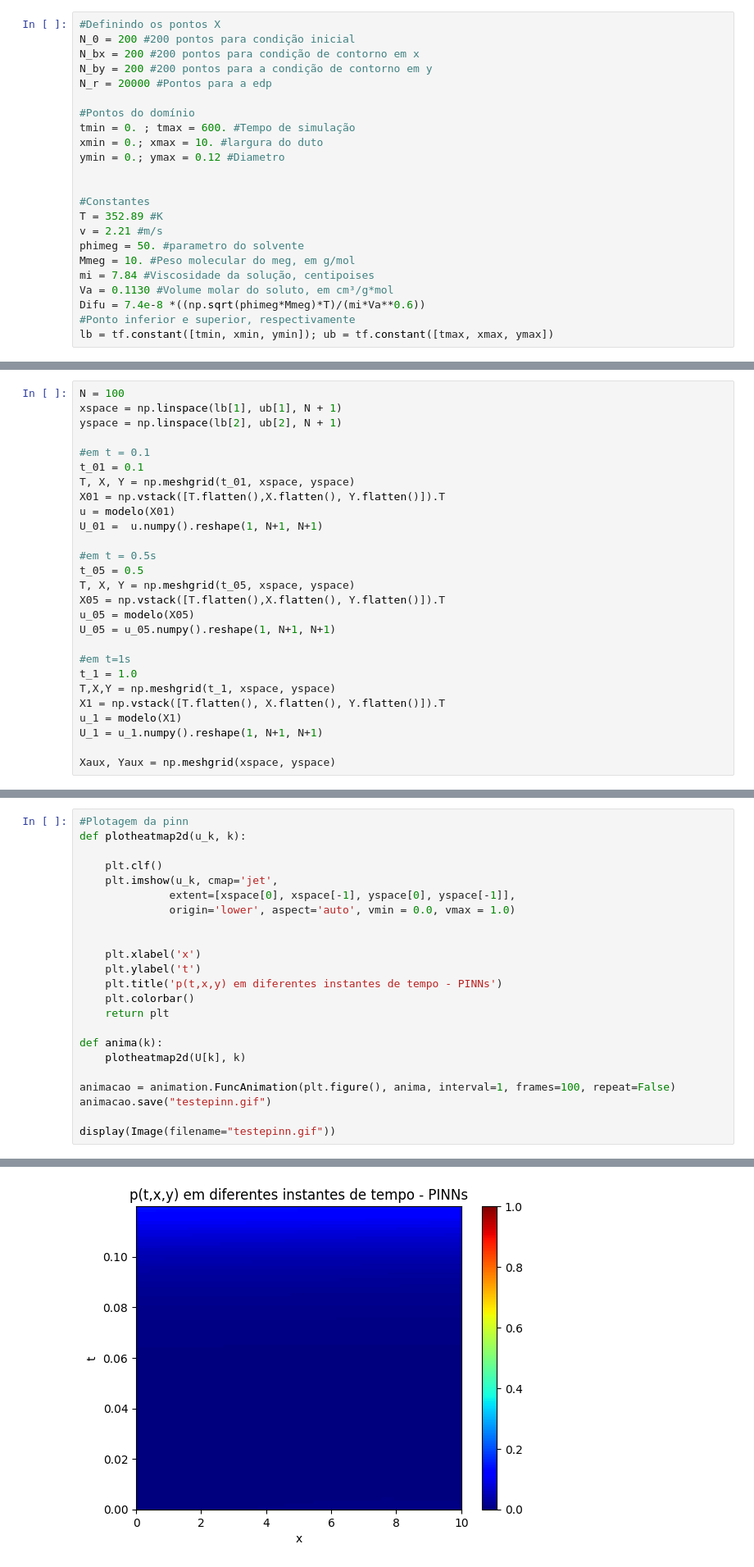
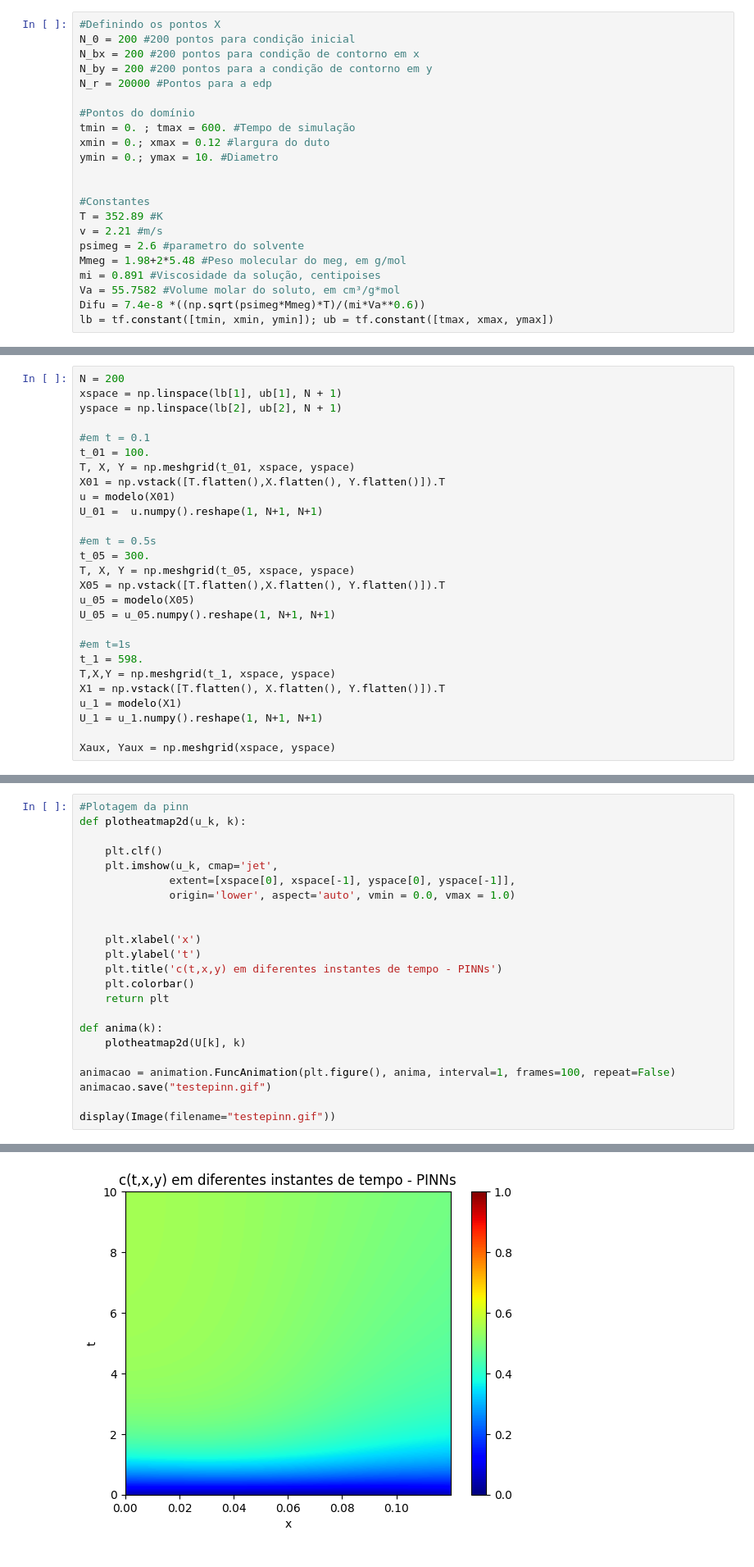
Before and after one commit to JoaoAlexandreFerreira/PINNs, a Jupyter notebook: Inicio_PINN_MEG.ipynb, the cells around one changed output, grey strips where cells are left out. Shown at 82% size. Cells and saved outputs as stored; diff of their text form.

```diff
--- a/Inicio_PINN_MEG.ipynb
+++ b/Inicio_PINN_MEG.ipynb
@@ -36,19 +37,18 @@ N_r = 20000 #Pontos para a edp
 
 #Pontos do domínio
 tmin = 0. ; tmax = 600. #Tempo de simulação
-xmin = 0.; xmax = 10. #largura do duto
-ymin = 0.; ymax = 0.12 #Diametro
+xmin = 0.; xmax = 0.12 #largura do duto
+ymin = 0.; ymax = 10. #Diametro
 
 
 #Constantes
 T = 352.89 #K
 v = 2.21 #m/s
-phimeg = 50. #parametro do solvente
-Mmeg = 10. #Peso molecular do meg, em g/mol
-mi = 7.84 #Viscosidade da solução, centipoises
-Va = 0.1130 #Volume molar do soluto, em cm³/g*mol
-Difu = 7.4e-8 *((np.sqrt(phimeg*Mmeg)*T)/(mi*Va**0.6))
-#Ponto inferior e superior, respectivamente
+psimeg = 2.6 #parametro do solvente
+Mmeg = 1.98+2*5.48 #Peso molecular do meg, em g/mol
+mi = 0.891 #Viscosidade da solução, centipoises
+Va = 55.7582 #Volume molar do soluto, em cm³/g*mol
+Difu = 7.4e-8 *((np.sqrt(psimeg*Mmeg)*T)/(mi*Va**0.6))
 lb = tf.constant([tmin, xmin, ymin]); ub = tf.constant([tmax, xmax, ymax])
 # %%
 #Agora criando o modelo de Rede neural
@@ -297,24 +311,24 @@ Tempo de treino da rede neural: 850.34002161026 segundos
 # %%
-N = 100
+N = 200
 xspace = np.linspace(lb[1], ub[1], N + 1)
 yspace = np.linspace(lb[2], ub[2], N + 1)
 
 #em t = 0.1
-t_01 = 0.1
+t_01 = 100.
 T, X, Y = np.meshgrid(t_01, xspace, yspace)
 X01 = np.vstack([T.flatten(),X.flatten(), Y.flatten()]).T
 u = modelo(X01)
 U_01 =  u.numpy().reshape(1, N+1, N+1)
 
 #em t = 0.5s
-t_05 = 0.5
+t_05 = 300.
 T, X, Y = np.meshgrid(t_05, xspace, yspace)
 X05 = np.vstack([T.flatten(),X.flatten(), Y.flatten()]).T
 u_05 = modelo(X05)
 U_05 = u_05.numpy().reshape(1, N+1, N+1)
 
 #em t=1s
-t_1 = 1.0
+t_1 = 598.
 T,X,Y = np.meshgrid(t_1, xspace, yspace)
 X1 = np.vstack([T.flatten(), X.flatten(), Y.flatten()]).T
 u_1 = modelo(X1)
@@ -417,7 +430,7 @@ def plotheatmap2d(u_k, k):
 
     plt.xlabel('x')
     plt.ylabel('t')
-    plt.title('p(t,x,y) em diferentes instantes de tempo - PINNs')
+    plt.title('c(t,x,y) em diferentes instantes de tempo - PINNs')
     plt.colorbar()
     return plt
 
@@ -433 +446 @@ display(Image(filename="testepinn.gif"))
-[figure, old version]
+[figure, new version]
```
Also changed, not shown: parts of 9 cells of this notebook.
